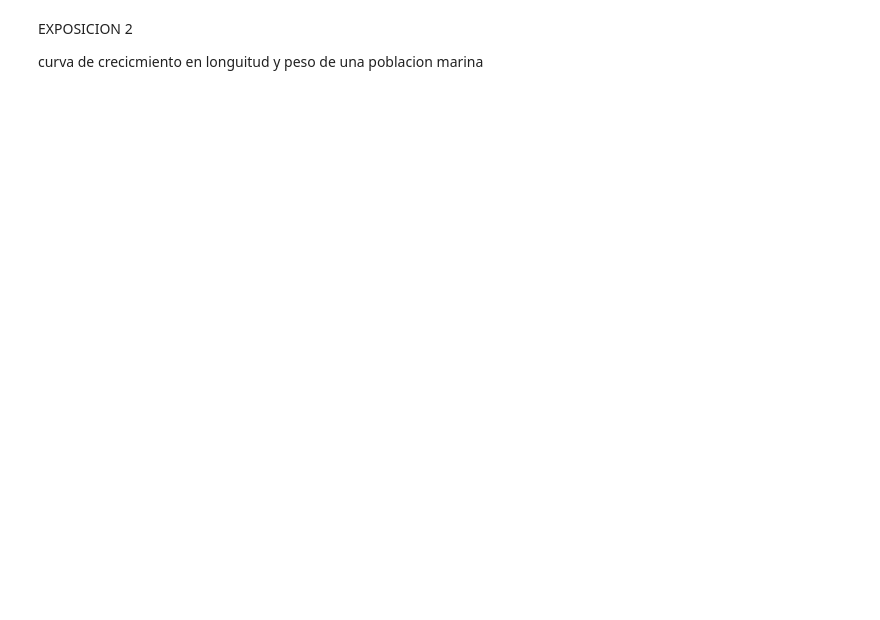
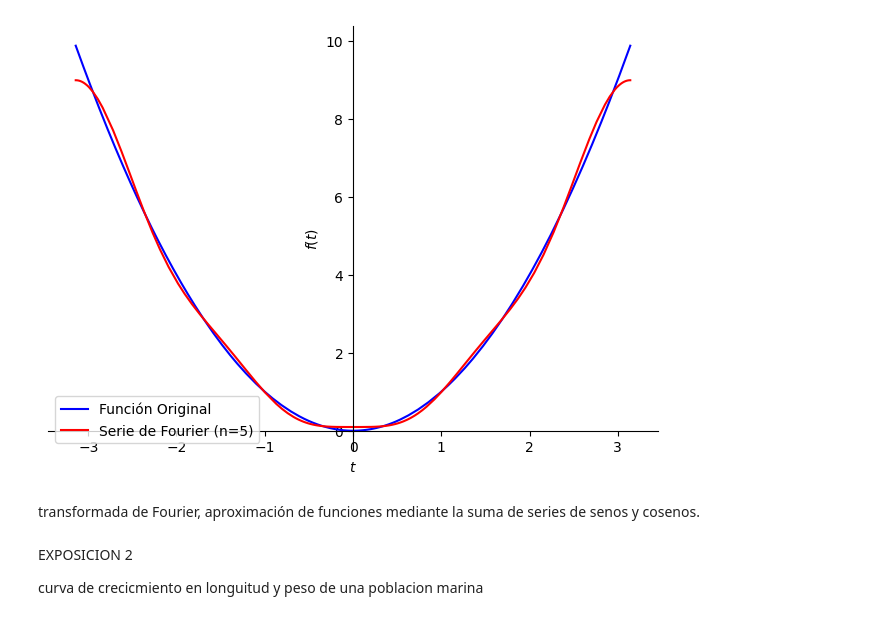
Before and after one commit to GabyGarPa/Fourier-, a Jupyter notebook: Untitled0.ipynb, the cells around one changed output. Cells and saved outputs as stored; diff of their text form; code cells hidden in the pictures; blank space fills up the shorter version.

```diff
--- a/Untitled0.ipynb
+++ b/Untitled0.ipynb
@@ -58,3 +43,29 @@ result = integrate(expr, (t, -oo, oo))
+# %%
+# codigo
+from sympy import symbols, fourier_series, pi, plot
+
+# Definir la variable simbólica y la variable de frecuencia angular
+t = symbols('t')
+omega = symbols('omega', real=True)
+
+# Definir una función a ser aproximada
+f = t**2
+
+# Calcular la serie de Fourier para la función dada hasta el término n
+n = 5
+fourier_series_result = fourier_series(f, (t, -pi, pi)).truncate(n)
+
+# Graficar la función original y la aproximación de Fourier
+p1 = plot(f, (t, -pi, pi), line_color='blue', show=False, label='Función Original')
+p2 = plot(fourier_series_result, (t, -pi, pi), line_color='red', show=False, label='Serie de Fourier (n={})'.format(n))
+
+p1.extend(p2)
+p1.legend = True
+p1.show()
+# %% [output]
+[figure, added]
+# %% [markdown]
+ transformada de Fourier, aproximación de funciones mediante la suma de series de senos y cosenos.
 # %% [markdown]
 EXPOSICION 2
 
```
Also changed, not shown: parts of 13 cells of this notebook.
